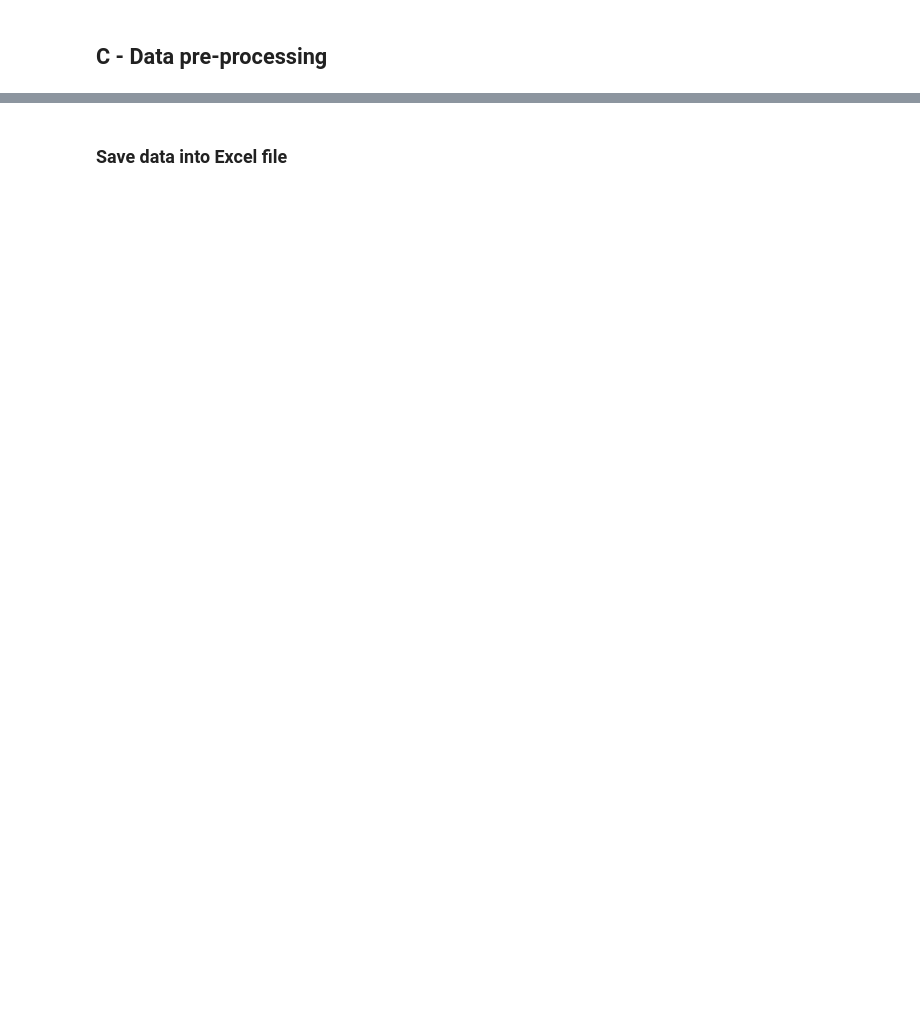
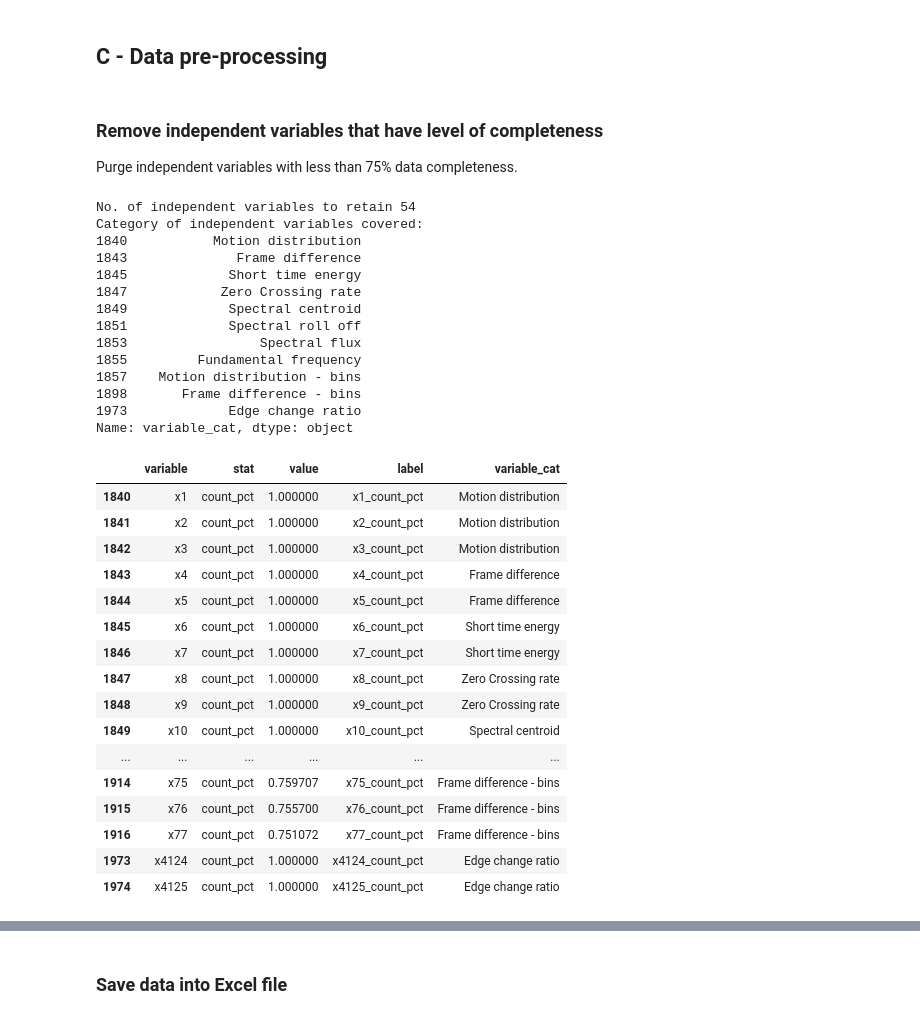
Before and after one commit to aaltrock/EDA, a Jupyter notebook: Coursework - Commercial/commericial_src_data_prep.ipynb, the cells around one changed output, grey strips where cells are left out. Saved outputs shown, nothing was run; the diff lists cells and outputs as text; code cells hidden in the pictures; blank space fills up the shorter version.

Commit message:
Completed data pre-processing and Juyter Notebook

```diff
--- a/Coursework - Commercial/commericial_src_data_prep.ipynb
+++ b/Coursework - Commercial/commericial_src_data_prep.ipynb
@@ -315,2 +315,45 @@ p.savefig('box_plot.png')
 # %% [markdown]
 ## C - Data pre-processing
+# %% [markdown]
+### Remove independent variables that have level of completeness
+Purge independent variables with less than 75% data completeness.
+# %%
+# List independent variables with 75% completeness or above
+retain_vars_df = x_summary_melted_df[x_summary_melted_df['stat']=='count_pct']
+retain_vars_df = retain_vars_df[retain_vars_df['value'] >= 0.75]
+print('No. of independent variables to retain {}'.format(retain_vars_df.shape[0]))
+print('Category of independent variables covered:')
+print(retain_vars_df['variable_cat'].drop_duplicates())
+retain_vars_df
+# %% [output]
+No. of independent variables to retain 54
+Category of independent variables covered:
+1840           Motion distribution
+1843              Frame difference
+1845             Short time energy
+1847            Zero Crossing rate
+1849             Spectral centroid
+1851             Spectral roll off
+1853                 Spectral flux
+1855         Fundamental frequency
+1857    Motion distribution - bins
+1898       Frame difference - bins
+1973             Edge change ratio
+Name: variable_cat, dtype: object
+|  | variable | stat | value | label | variable_cat |
+| 1840 | x1 | count_pct | 1.000000 | x1_count_pct | Motion distribution |
+| 1841 | x2 | count_pct | 1.000000 | x2_count_pct | Motion distribution |
+| 1842 | x3 | count_pct | 1.000000 | x3_count_pct | Motion distribution |
+| 1843 | x4 | count_pct | 1.000000 | x4_count_pct | Frame difference |
+| 1844 | x5 | count_pct | 1.000000 | x5_count_pct | Frame difference |
+| 1845 | x6 | count_pct | 1.000000 | x6_count_pct | Short time energy |
+| 1846 | x7 | count_pct | 1.000000 | x7_count_pct | Short time energy |
+| 1847 | x8 | count_pct | 1.000000 | x8_count_pct | Zero Crossing rate |
+| 1848 | x9 | count_pct | 1.000000 | x9_count_pct | Zero Crossing rate |
+| 1849 | x10 | count_pct | 1.000000 | x10_count_pct | Spectral centroid |
+| ... | ... | ... | ... | ... | ... |
+| 1914 | x75 | count_pct | 0.759707 | x75_count_pct | Frame difference - bins |
+| 1915 | x76 | count_pct | 0.755700 | x76_count_pct | Frame difference - bins |
+| 1916 | x77 | count_pct | 0.751072 | x77_count_pct | Frame difference - bins |
+| 1973 | x4124 | count_pct | 1.000000 | x4124_count_pct | Edge change ratio |
+| 1974 | x4125 | count_pct | 1.000000 | x4125_count_pct | Edge change ratio |
```
Also changed, not shown: parts of 14 cells of this notebook, 14 other files.
